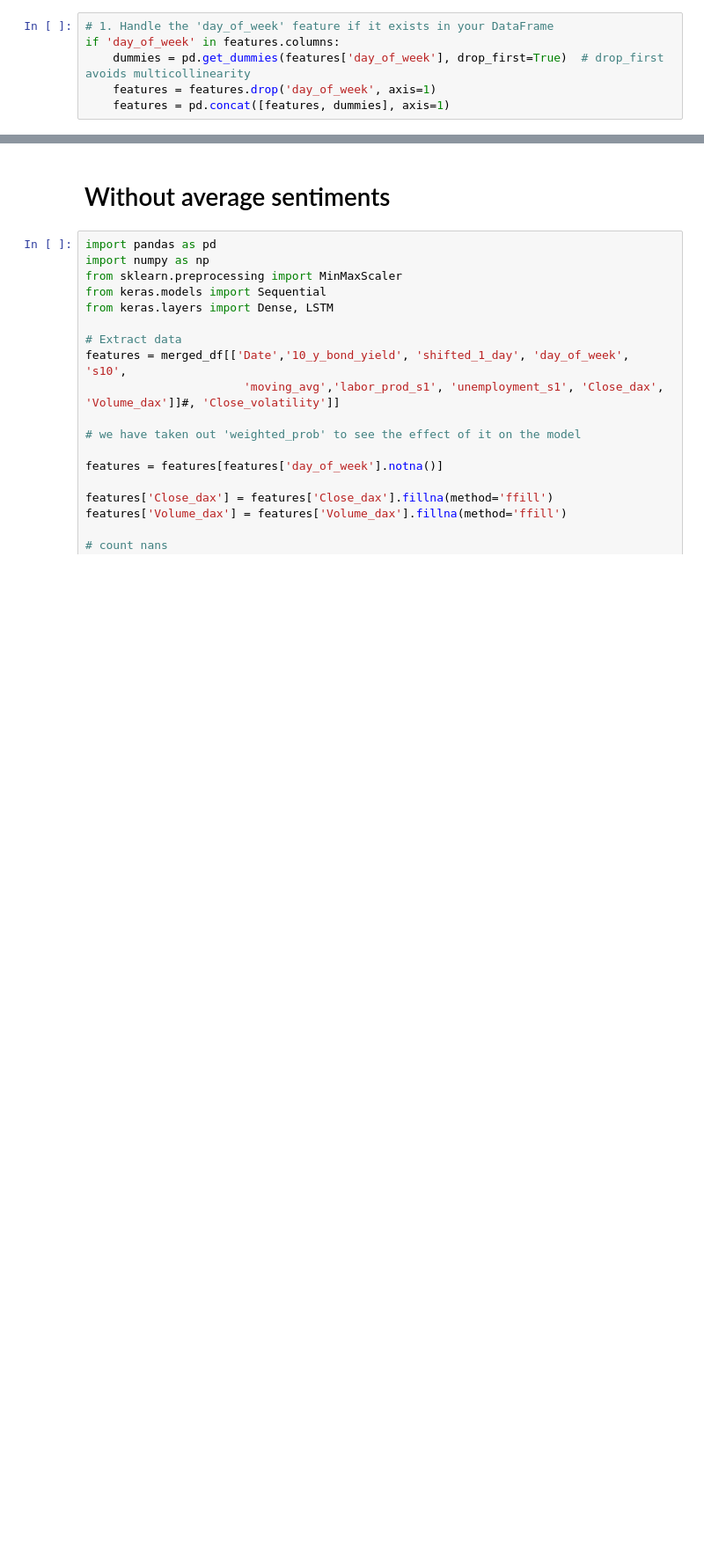
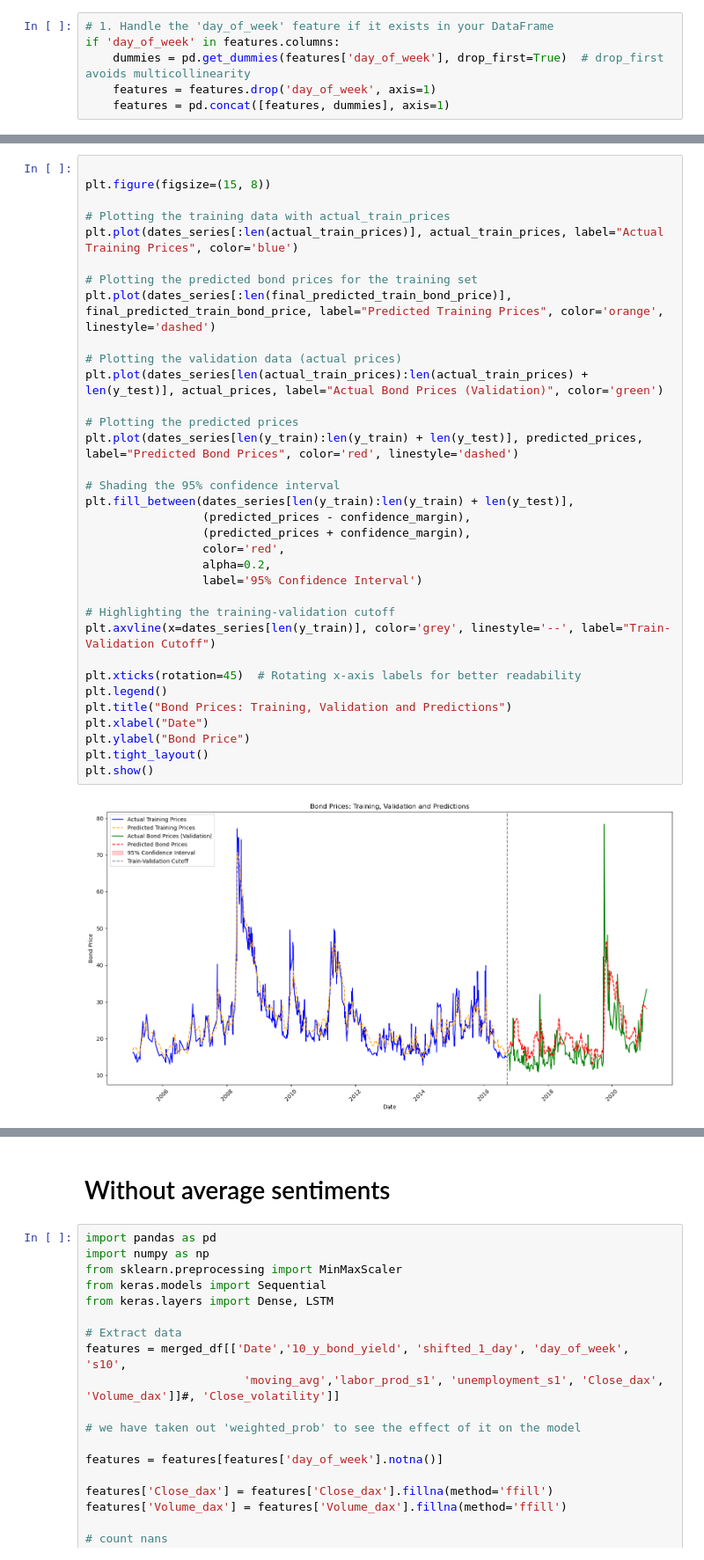
Before and after one commit to OzodbekOzodov/ecb-speeches, a Jupyter notebook: data_preprocessing.ipynb, the cells around one changed output, grey strips where cells are left out. Shown at 88% size. Saved outputs shown, nothing was run; the diff lists cells and outputs as text; blank space fills up the shorter version.

```diff
--- a/data_preprocessing.ipynb
+++ b/data_preprocessing.ipynb
@@ -880 +923,37 @@ plt.show()
+# %%
+
+plt.figure(figsize=(15, 8))
+
+# Plotting the training data with actual_train_prices
+plt.plot(dates_series[:len(actual_train_prices)], actual_train_prices, label="Actual Training Prices", color='blue')
+
+# Plotting the predicted bond prices for the training set
+plt.plot(dates_series[:len(final_predicted_train_bond_price)], final_predicted_train_bond_price, label="Predicted Training Prices", color='orange', linestyle='dashed')
+
+# Plotting the validation data (actual prices)
+plt.plot(dates_series[len(actual_train_prices):len(actual_train_prices) + len(y_test)], actual_prices, label="Actual Bond Prices (Validation)", color='green')
+
+# Plotting the predicted prices
+plt.plot(dates_series[len(y_train):len(y_train) + len(y_test)], predicted_prices, label="Predicted Bond Prices", color='red', linestyle='dashed')
+
+# Shading the 95% confidence interval
+plt.fill_between(dates_series[len(y_train):len(y_train) + len(y_test)],
+                 (predicted_prices - confidence_margin),
+                 (predicted_prices + confidence_margin),
+                 color='red',
+                 alpha=0.2,
+                 label='95% Confidence Interval')
+
+# Highlighting the training-validation cutoff
+plt.axvline(x=dates_series[len(y_train)], color='grey', linestyle='--', label="Train-Validation Cutoff")
+
+plt.xticks(rotation=45)  # Rotating x-axis labels for better readability
+plt.legend()
+plt.title("Bond Prices: Training, Validation and Predictions")
+plt.xlabel("Date")
+plt.ylabel("Bond Price")
+plt.tight_layout()
+plt.show()
+# %% [output]
+[figure, added]
 # %%
```
Also changed, not shown: parts of 18 cells of this notebook.
